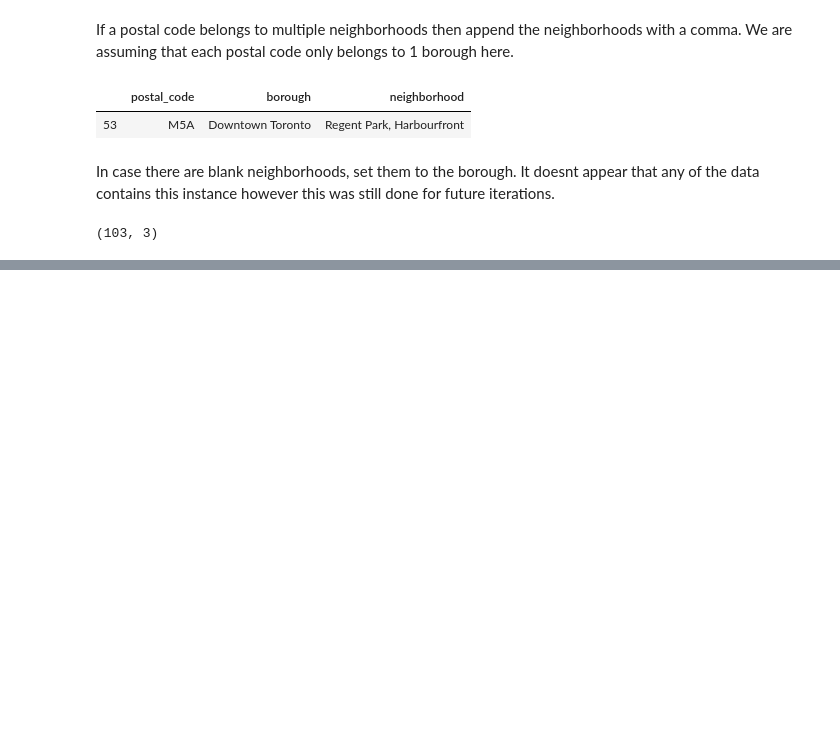
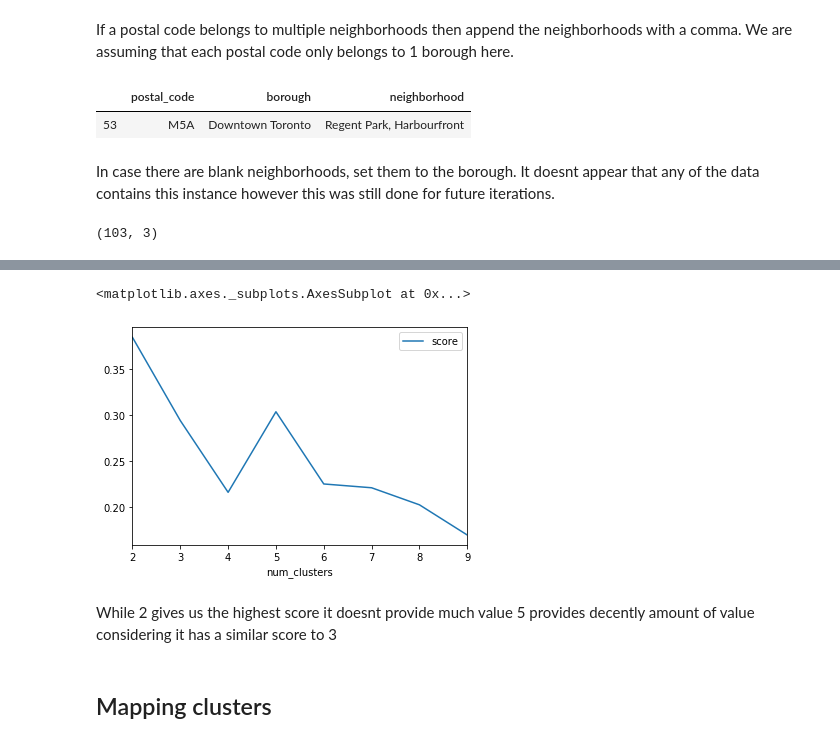
Before and after one commit to dprontack/IBMCAPSTONE, a Jupyter notebook: IBM Capstone.ipynb, the cells around one changed output, grey strips where cells are left out. Drawn from its saved outputs; the diff is of its cells as text; code cells hidden in the pictures; blank space fills up the shorter version.

Commit message:
Added analysis for Segmenting and Clustering Neighborhoods in Toronto

```diff
--- a/IBM Capstone.ipynb
+++ b/IBM Capstone.ipynb
@@ -65,0 +82,2 @@ d.shape
+# %%
+toronto_data = data.loc[data.borough.str.contains("Toronto")]
@@ -65,0 +129,5 @@ d.shape
+# %%
+toronto_venues = getNearbyVenues(names=toronto_data['neighborhood'],
+                                   latitudes=toronto_data['Latitude'],
+                                   longitudes=toronto_data['Longitude']
+                                  )
@@ -65,0 +154,6 @@ d.shape
+# %%
+ to_neighborhood = toronto_venues.groupby(["Neighborhood","Venue Category"])["Venue"] \
+.count().to_frame().reset_index().pivot(index="Neighborhood",columns="Venue Category").fillna(0)
+
+
+to_neighborhood.head()
@@ -65,0 +170,22 @@ d.shape
+# %%
+from sklearn.cluster import KMeans
+
+
+num_clusters = range(2,10)
+scores = []
+for n in num_clusters:
+    kmeans= KMeans(n_clusters=n)
+    clusters = kmeans.fit(to_neighborhood).labels_
+    scores.append(silhouette_score(to_neighborhood,clusters))
+# %%
+%matplotlib inline
+from sklearn.metrics import silhouette_score
+cluster_score = pd.DataFrame({"num_clusters":num_clusters,"score":scores})
+cluster_score.plot(x="num_clusters",y="score")
+# %% [output]
+<matplotlib.axes._subplots.AxesSubplot at 0x...>
+[figure, added]
+# %% [markdown]
+While 2 gives us the highest score it doesnt provide much value 5 provides decently amount of value considering it has a similar score to 3
+# %% [markdown]
+## Mapping clusters
```
Also changed, not shown: parts of 13 cells of this notebook, 1 other file.
